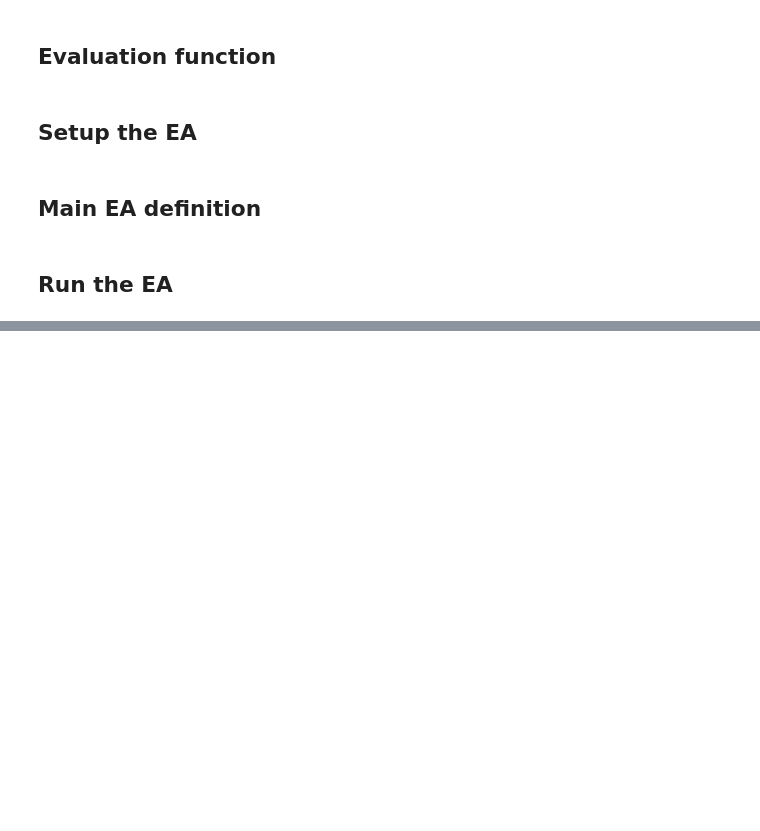
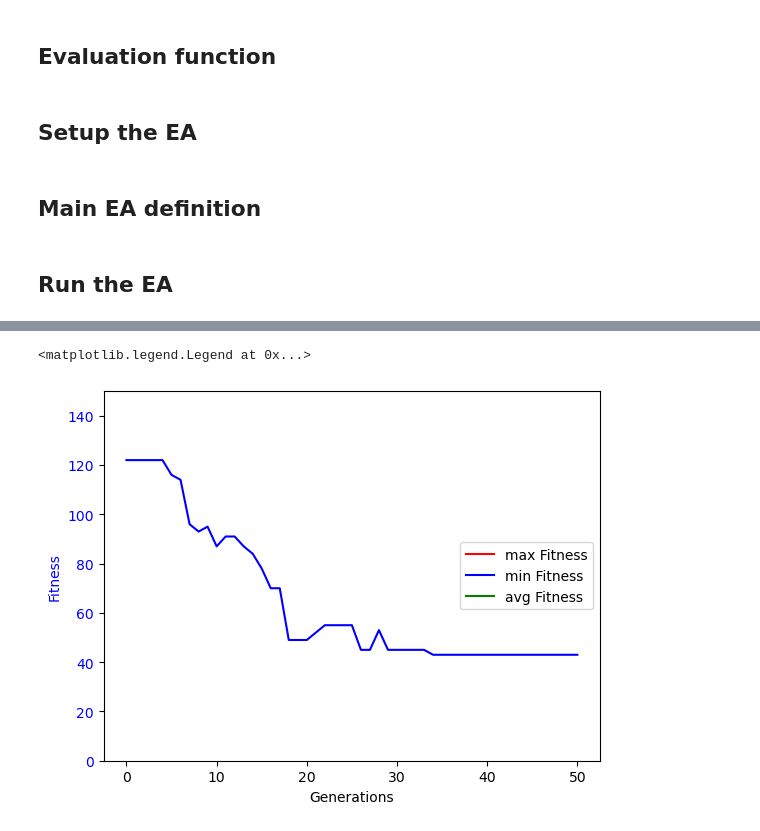
Before and after one commit to julkaswieta/eco-cw, a Jupyter notebook: coursework.ipynb, the cells around one changed output, grey strips where cells are left out. Saved outputs shown, nothing was run; the diff lists cells and outputs as text; code cells hidden in the pictures; blank space fills up the shorter version.

```diff
--- a/coursework.ipynb
+++ b/coursework.ipynb
@@ -185,0 +259,24 @@ KeyboardInterrupt:
+# %%
+# code for plotting
+
+gen = log.select("gen")
+fit_max = log.select("max")
+fit_min = log.select("min")
+fit_avg = log.select("avg")
+
+fig, ax1 = plt.subplots()
+#line1 = ax1.plot(gen, fit_max, "b-", label="max Fitness", color="r")
+line2 = ax1.plot(gen, fit_min, "b-", label="min Fitness", color="b")
+#line3 = ax1.plot(gen , fit_avg, "b-", label="avg Fitness", color="g")
+ax1.set_xlabel("Generations")
+ax1.set_ylabel("Fitness", color="b")
+for tl in ax1.get_yticklabels():
+    tl.set_color("b")
+ax1.set_ylim(0,150)
+
+lns = line1+line2+line3
+labs = [l.get_label() for l in lns]
+ax1.legend(lns, labs, loc="center right")
+# %% [output]
+<matplotlib.legend.Legend at 0x...>
+[figure, added]
```
Also changed, not shown: parts of 8 cells of this notebook.
